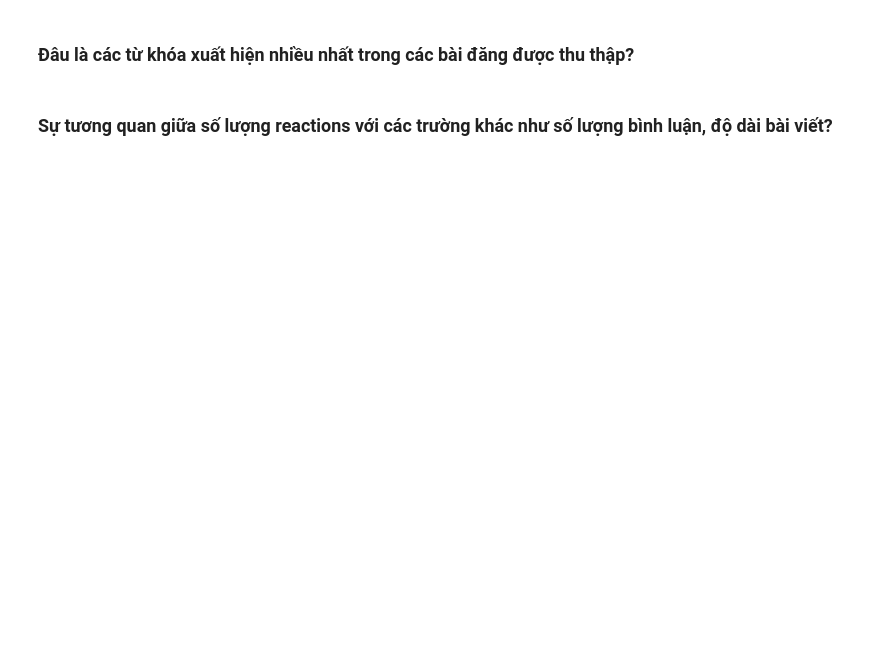
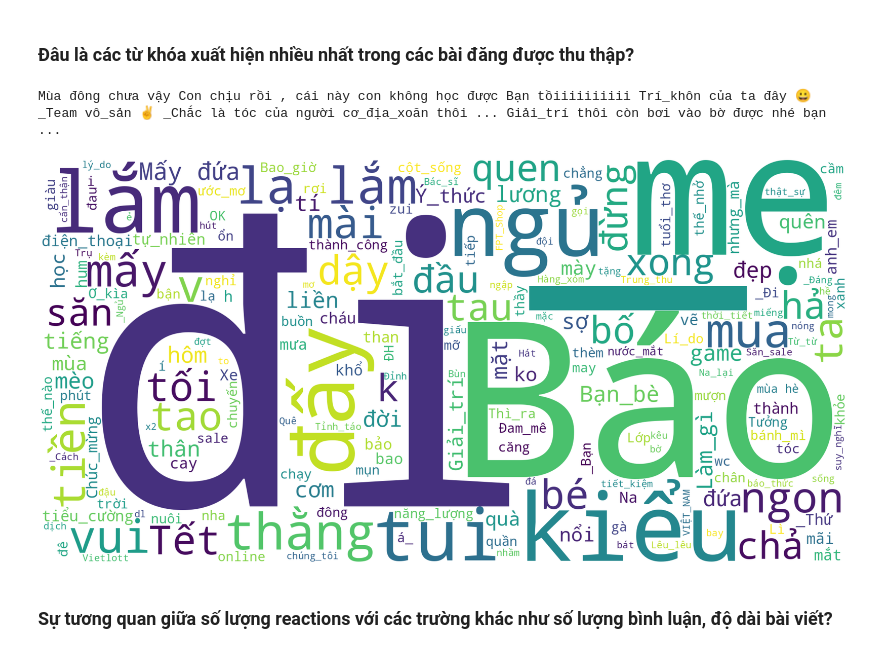
Before and after one commit to quangster/analyze-facebook-page, a Jupyter notebook: analyze_data.ipynb, the cells around one changed output. Cells and saved outputs as stored; diff of their text form; code cells hidden in the pictures; blank space fills up the shorter version.

```diff
--- a/analyze_data.ipynb
+++ b/analyze_data.ipynb
@@ -159,4 +170,28 @@ plt.xlabel('Hour');
 # %% [markdown]
 ### Đâu là các từ khóa xuất hiện nhiều nhất trong các bài đăng được thu thập?
+# %%
+from wordcloud import WordCloud
+from underthesea import word_tokenize, classify
+
+# Danh sách các stopwords Tiếng Việt
+stopwords = set(open('data/other/vietnamese-stopwords.txt', mode='r', encoding='utf-8').read().splitlines())
+
+# Tokenize text
+post_text = ' '.join(df['post_text'])
+post_text = word_tokenize(post_text, format='text')
+
+wordcloud = WordCloud(
+    stopwords=stopwords,
+    background_color='white',
+    width=2000,
+    height=1000).generate(post_text)
+plt.figure(figsize=(40,20))
+plt.clf()
+plt.imshow(wordcloud)
+plt.axis('off')
+plt.show()
+# %% [output]
+Mùa đông chưa vậy Con chịu rồi , cái này con không học được Bạn tồiiiiiiiiii Trí_khôn của ta đây 😀_Team vô_sản ✌ ️_Chắc là tóc của người cơ_địa_xoăn thôi ... Giải_trí thôi còn bơi vào bờ được nhé bạn  ...
+[figure, added]
 # %% [markdown]
 ### Sự tương quan giữa số lượng reactions với các trường khác như số lượng bình luận, độ dài bài viết?
```
Also changed, not shown: parts of 13 cells of this notebook, 10 other files.
